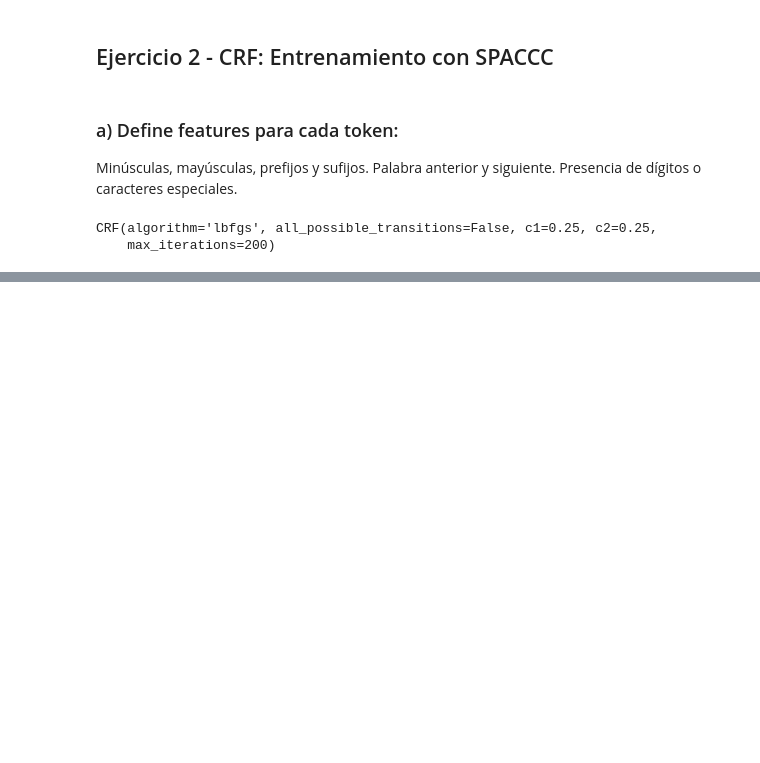
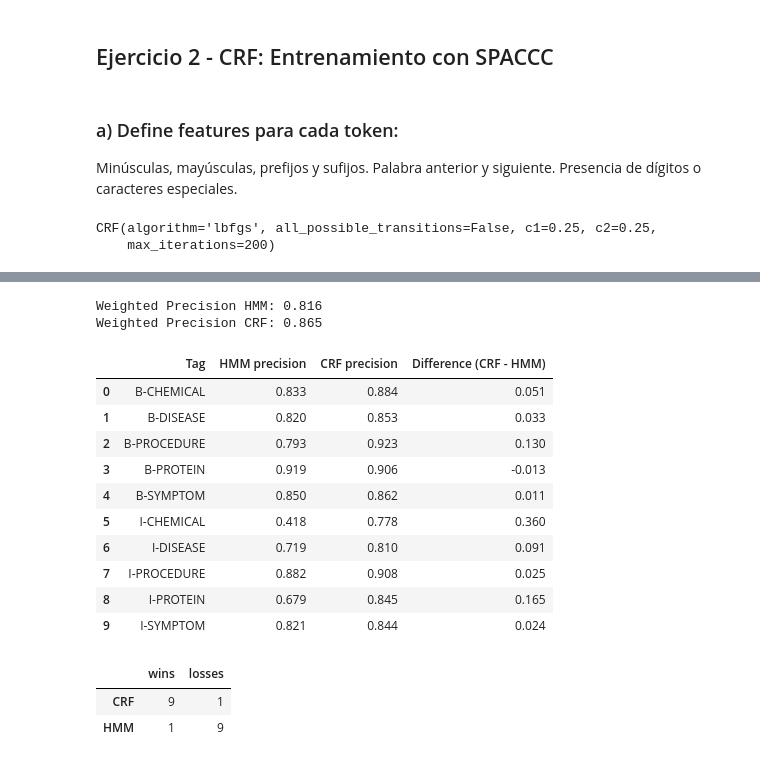
Before and after one commit to FranzCastillo/NLP-Sequence-Tagging, a Jupyter notebook: app.ipynb, the cells around one changed output, grey strips where cells are left out. Saved outputs shown, nothing was run; the diff lists cells and outputs as text; code cells hidden in the pictures; blank space fills up the shorter version.

Commit message:
Metrics

```diff
--- a/app.ipynb
+++ b/app.ipynb
@@ -332,0 +360,67 @@ weighted avg      0.865     0.865     0.865     33989
+# %%
+weighted_prec_hmm = metrics.flat_precision_score(y_true_tags_hmm, y_pred_tags_hmm, average='weighted', labels=labels)
+weighted_prec_crf = metrics.flat_precision_score(y_test, y_pred, average='weighted',
+                                                  labels=labels)
+print(f"Weighted Precision HMM: {weighted_prec_hmm:.3f}")
+print(f"Weighted Precision CRF: {weighted_prec_crf:.3f}")
+# %% [output]
+Weighted Precision HMM: 0.816
+Weighted Precision CRF: 0.865
+# %%
+import pandas as pd
+
+df = pd.DataFrame(precision_by_model).reindex(labels)
+
+df["Difference (CRF - HMM)"] = df["CRF"] - df["HMM"]
+
+df = (
+    df.reset_index()
+      .rename(columns={"index": "Tag", "HMM": "HMM precision", "CRF": "CRF precision"})
+      .loc[:, ["Tag", "HMM precision", "CRF precision", "Difference (CRF - HMM)"]]
+      .round(3)
+)
+
+df
+# %% [output]
+|  | Tag | HMM precision | CRF precision | Difference (CRF - HMM) |
+| 0 | B-CHEMICAL | 0.833 | 0.884 | 0.051 |
+| 1 | B-DISEASE | 0.820 | 0.853 | 0.033 |
+| 2 | B-PROCEDURE | 0.793 | 0.923 | 0.130 |
+| 3 | B-PROTEIN | 0.919 | 0.906 | -0.013 |
+| 4 | B-SYMPTOM | 0.850 | 0.862 | 0.011 |
+| 5 | I-CHEMICAL | 0.418 | 0.778 | 0.360 |
+| 6 | I-DISEASE | 0.719 | 0.810 | 0.091 |
+| 7 | I-PROCEDURE | 0.882 | 0.908 | 0.025 |
+| 8 | I-PROTEIN | 0.679 | 0.845 | 0.165 |
+| 9 | I-SYMPTOM | 0.821 | 0.844 | 0.024 |
+# %%
+arr_crf = np.array([precision_by_model["CRF"][t] for t in labels], dtype=float)
+arr_hmm = np.array([precision_by_model["HMM"][t] for t in labels], dtype=float)
+
+wins_crf = int(np.sum(arr_crf > arr_hmm))
+wins_hmm = int(np.sum(arr_hmm > arr_crf))
+
+total = len(labels)
+
+summary = {
+    "CRF": {
+        "wins": wins_crf,
+        "losses": wins_hmm,
+    },
+    "HMM": {
+        "wins": wins_hmm,
+        "losses": wins_crf,
+    },
+}
+
+winrate_df = (
+    pd.DataFrame(summary)
+      .T.loc[:, ["wins", "losses"]]
+      .round(3)
+)
+
+winrate_df
+# %% [output]
+|  | wins | losses |
+| CRF | 9 | 1 |
+| HMM | 1 | 9 |
```
Also changed, not shown: parts of 2 cells of this notebook.
